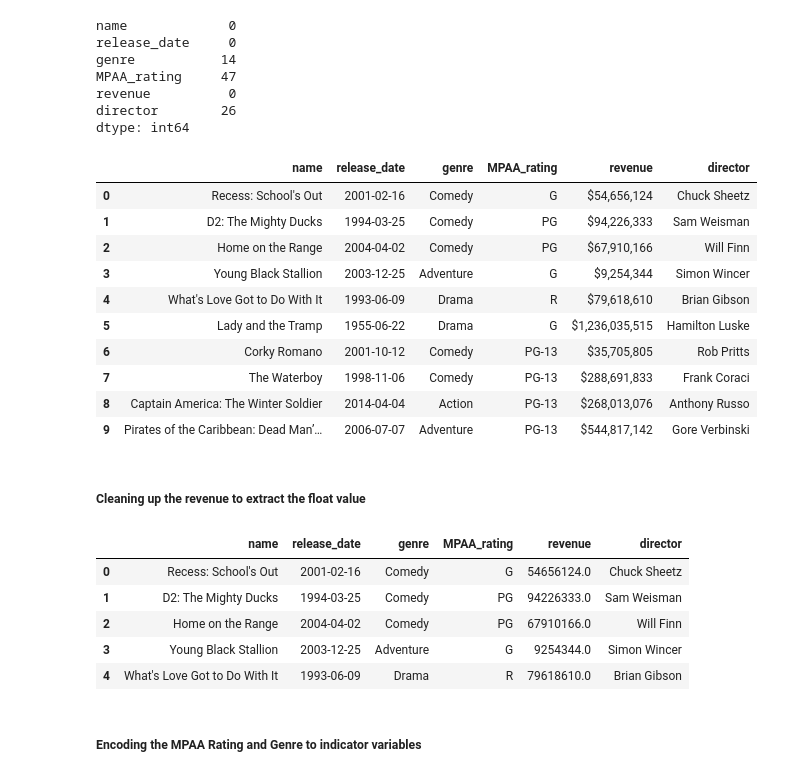
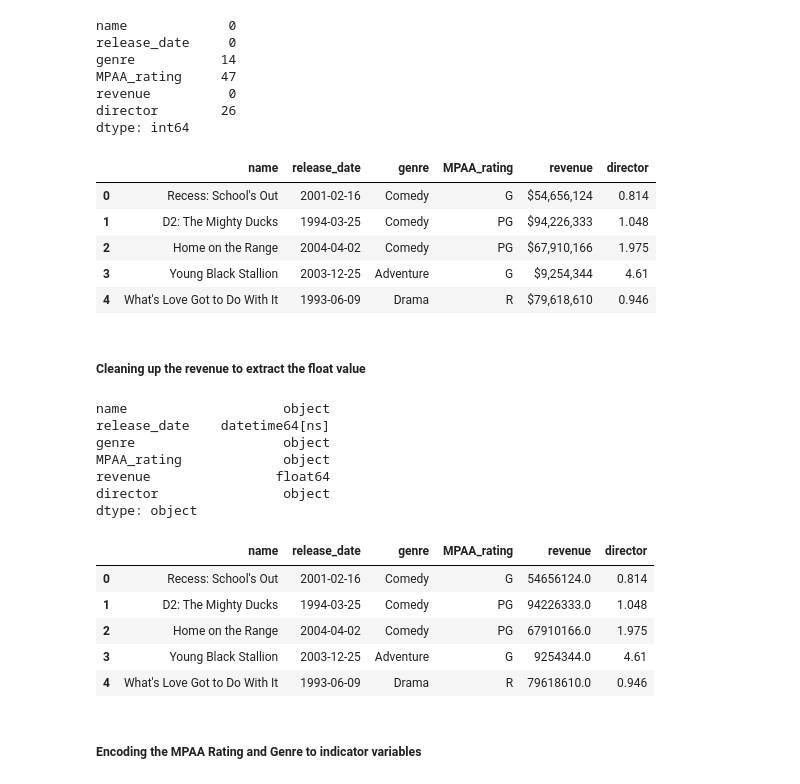
Before and after one commit to yusufnasserdev/Movie-Revenue-Prediction-Model, a Jupyter notebook: Model/phase1.ipynb, the cells around one changed output. Saved outputs shown, nothing was run; the diff lists cells and outputs as text; code cells hidden in the pictures.

```diff
--- a/Model/phase1.ipynb
+++ b/Model/phase1.ipynb
@@ -123,22 +129,21 @@ Since the director name is still not encoded, the director's popularity score wi
 movie = Movie()
 
 for i, mov in df.iterrows():
-    if pd.isnull(mov['director']):
-        search = movie.search(mov['name'])  # Search by the movie title
-        for res in search:
-            try:
-                # Confirming the search results by the release date year
-                mov_date_str = str(mov['release_date'])
-                if res['release_date'][:4] == mov_date_str[:4]:
-                    # Extracting the director from the movie credits
-                    for member in movie.credits(res.id)['crew']:
-                        if member['job'] == 'Director':
-                            # Editing the value at the original dataframe
-                            df.at[i, 'director'] = member['name']
-                            break
-                    break
-            except BaseException as error:
-                print('An exception occurred: {}'.format(error) + " " + mov['name'])
+    search = movie.search(mov['name'])  # Search by the movie title
+    for res in search:
+        try:
+            # Confirming the search results by the release date year
+            mov_date_str = str(mov['release_date'])
+            if res['release_date'][:4] == mov_date_str[:4]:
+                # Extracting the director from the movie credits
+                for member in movie.credits(res.id)['crew']:
+                    if member['job'] == 'Director':
+                        # Editing the value at the original dataframe
+                        df.at[i, 'director'] = member['popularity']
+                        break
+                break
+        except BaseException as error:
+            print('An exception occurred: {}'.format(error) + " " + mov['name'])
 # %%
 df.isnull().sum()
 # %% [output]
@@ -150,30 +155,33 @@ revenue          0
 director        26
 dtype: int64
 # %%
-df.head(n=10)
+df.head()
 # %% [output]
 |  | name | release_date | genre | MPAA_rating | revenue | director |
-| 0 | Recess: School's Out | 2001-02-16 | Comedy | G | $54,656,124 | Chuck Sheetz |
-| 1 | D2: The Mighty Ducks | 1994-03-25 | Comedy | PG | $94,226,333 | Sam Weisman |
-| 2 | Home on the Range | 2004-04-02 | Comedy | PG | $67,910,166 | Will Finn |
-| 3 | Young Black Stallion | 2003-12-25 | Adventure | G | $9,254,344 | Simon Wincer |
-| 4 | What's Love Got to Do With It | 1993-06-09 | Drama | R | $79,618,610 | Brian Gibson |
-| 5 | Lady and the Tramp | 1955-06-22 | Drama | G | $1,236,035,515 | Hamilton Luske |
-| 6 | Corky Romano | 2001-10-12 | Comedy | PG-13 | $35,705,805 | Rob Pritts |
-| 7 | The Waterboy | 1998-11-06 | Comedy | PG-13 | $288,691,833 | Frank Coraci |
-| 8 | Captain America: The Winter Soldier | 2014-04-04 | Action | PG-13 | $268,013,076 | Anthony Russo |
-| 9 | Pirates of the Caribbean: Dead Man’… | 2006-07-07 | Adventure | PG-13 | $544,817,142 | Gore Verbinski |
+| 0 | Recess: School's Out | 2001-02-16 | Comedy | G | $54,656,124 | 0.814 |
+| 1 | D2: The Mighty Ducks | 1994-03-25 | Comedy | PG | $94,226,333 | 1.048 |
+| 2 | Home on the Range | 2004-04-02 | Comedy | PG | $67,910,166 | 1.975 |
+| 3 | Young Black Stallion | 2003-12-25 | Adventure | G | $9,254,344 | 4.61 |
+| 4 | What's Love Got to Do With It | 1993-06-09 | Drama | R | $79,618,610 | 0.946 |
 # %% [markdown]
 ##### Cleaning up the revenue to extract the float value
 # %%
 df['revenue'] = df['revenue'].str.replace(',', '').str.replace('$', '').astype('float')
+print(df.dtypes)
 df.head()
 # %% [output]
+name                    object
+release_date    datetime64[ns]
+genre                   object
+MPAA_rating             object
+revenue                float64
+director                object
+dtype: object
 |  | name | release_date | genre | MPAA_rating | revenue | director |
-| 0 | Recess: School's Out | 2001-02-16 | Comedy | G | 54656124.0 | Chuck Sheetz |
-| 1 | D2: The Mighty Ducks | 1994-03-25 | Comedy | PG | 94226333.0 | Sam Weisman |
-| 2 | Home on the Range | 2004-04-02 | Comedy | PG | 67910166.0 | Will Finn |
-| 3 | Young Black Stallion | 2003-12-25 | Adventure | G | 9254344.0 | Simon Wincer |
-| 4 | What's Love Got to Do With It | 1993-06-09 | Drama | R | 79618610.0 | Brian Gibson |
+| 0 | Recess: School's Out | 2001-02-16 | Comedy | G | 54656124.0 | 0.814 |
+| 1 | D2: The Mighty Ducks | 1994-03-25 | Comedy | PG | 94226333.0 | 1.048 |
+| 2 | Home on the Range | 2004-04-02 | Comedy | PG | 67910166.0 | 1.975 |
+| 3 | Young Black Stallion | 2003-12-25 | Adventure | G | 9254344.0 | 4.61 |
+| 4 | What's Love Got to Do With It | 1993-06-09 | Drama | R | 79618610.0 | 0.946 |
 # %% [markdown]
 ##### Encoding the MPAA Rating and Genre to indicator variables
```
Also changed, not shown: parts of 9 cells of this notebook, 1 other file.
